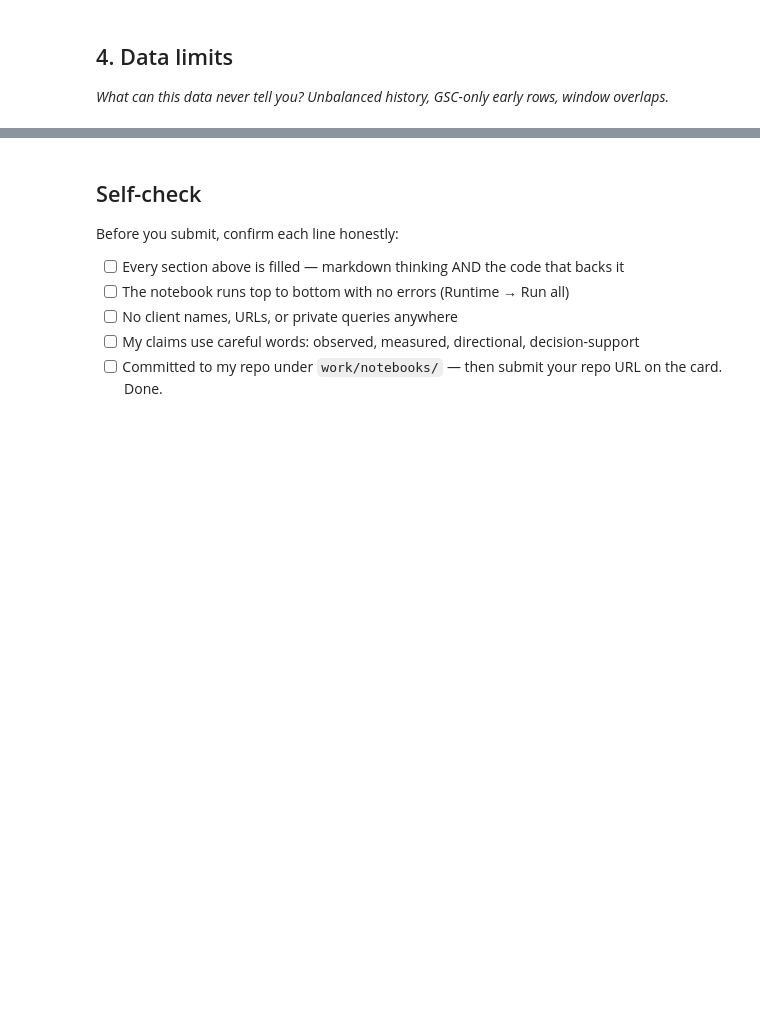
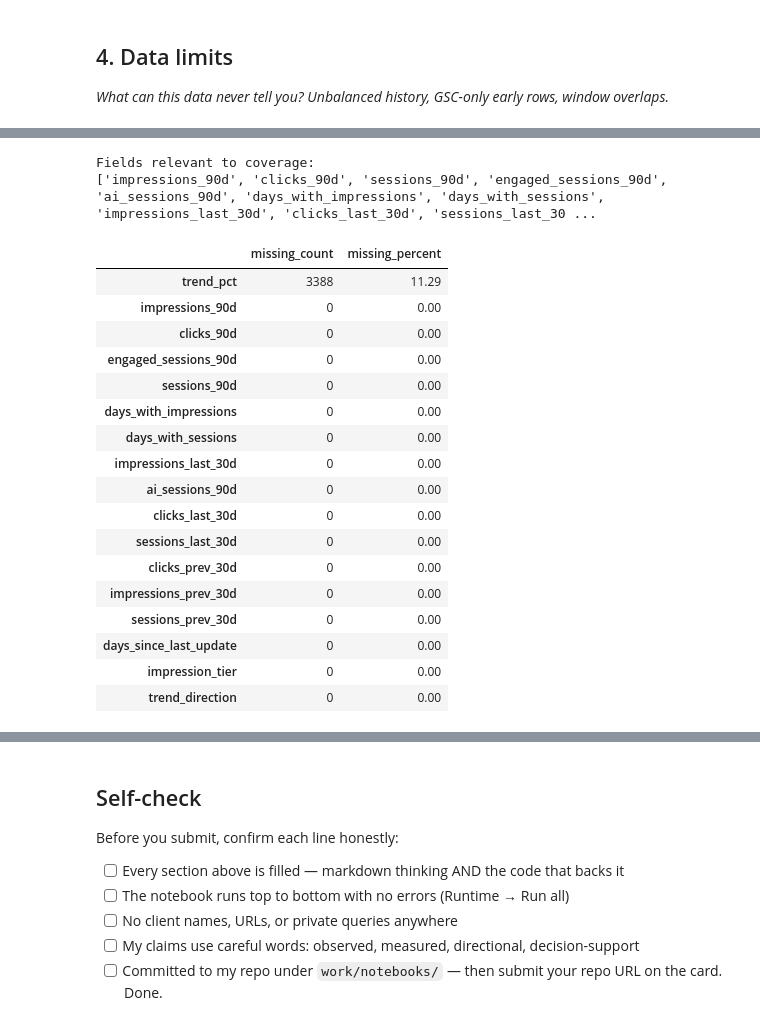
Before and after one commit to Jvssankar/flyrank-ml-internship, a Jupyter notebook: work/notebooks/w03_data_contract.ipynb, the cells around one changed output, grey strips where cells are left out. Saved outputs shown, nothing was run; the diff lists cells and outputs as text; code cells hidden in the pictures; blank space fills up the shorter version.

```diff
--- a/work/notebooks/w03_data_contract.ipynb
+++ b/work/notebooks/w03_data_contract.ipynb
@@ -36,0 +274,77 @@ This skeleton is yours to fill. Work the sections **in order** — each one has
+# %%
+# This cell is for CODE (numbers, a query, a check).
+# Write your text answer in the cell ABOVE this one — typing sentences here breaks Run All.
+# 1. Identify fields relevant to coverage and limitations
+keywords = [
+    "source", "gsc", "search_console",
+    "session", "history", "window",
+    "date", "period", "start", "end",
+    "impression", "click"
+]
+
+coverage_fields = [
+    c for c in df.columns
+    if any(word in c.lower() for word in keywords)
+]
+
+print("Fields relevant to coverage:")
+print(coverage_fields)
+
+# 2. Compare missingness across relevant fields
+if coverage_fields:
+    coverage_missing = pd.DataFrame({
+        "missing_count": df[coverage_fields].isna().sum(),
+        "missing_percent": (
+            df[coverage_fields].isna().mean() * 100
+        ).round(2)
+    })
+
+    display(
+        coverage_missing.sort_values(
+            "missing_percent",
+            ascending=False
+        )
+    )
+
+# 3. Check whether a source or history category exists
+category_fields = [
+    c for c in df.columns
+    if any(word in c.lower()
+           for word in ["source", "history", "coverage"])
+]
+
+for col in category_fields:
+    print(f"\nDistribution for {col}:")
+    display(df[col].value_counts(dropna=False).head(15))
+
+# 4. Summarize available time-related fields
+for col in [
+    c for c in df.columns
+    if any(word in c.lower()
+           for word in ["date", "window", "period", "start", "end"])
+]:
+    print(f"\nTime-field check: {col}")
+    print("Missing:", df[col].isna().sum())
+    print("Distinct values:", df[col].nunique())
+    print("Sample values:", df[col].dropna().head(5).tolist())
+# %% [output]
+Fields relevant to coverage:
+['impressions_90d', 'clicks_90d', 'sessions_90d', 'engaged_sessions_90d', 'ai_sessions_90d', 'days_with_impressions', 'days_with_sessions', 'impressions_last_30d', 'clicks_last_30d', 'sessions_last_30 ...
+|  | missing_count | missing_percent |
+| trend_pct | 3388 | 11.29 |
+| impressions_90d | 0 | 0.00 |
+| clicks_90d | 0 | 0.00 |
+| engaged_sessions_90d | 0 | 0.00 |
+| sessions_90d | 0 | 0.00 |
+| days_with_impressions | 0 | 0.00 |
+| days_with_sessions | 0 | 0.00 |
+| impressions_last_30d | 0 | 0.00 |
+| ai_sessions_90d | 0 | 0.00 |
+| clicks_last_30d | 0 | 0.00 |
+| sessions_last_30d | 0 | 0.00 |
+| clicks_prev_30d | 0 | 0.00 |
+| impressions_prev_30d | 0 | 0.00 |
+| sessions_prev_30d | 0 | 0.00 |
+| days_since_last_update | 0 | 0.00 |
+| impression_tier | 0 | 0.00 |
+| trend_direction | 0 | 0.00 |
```
Also changed, not shown: parts of 11 cells of this notebook.
